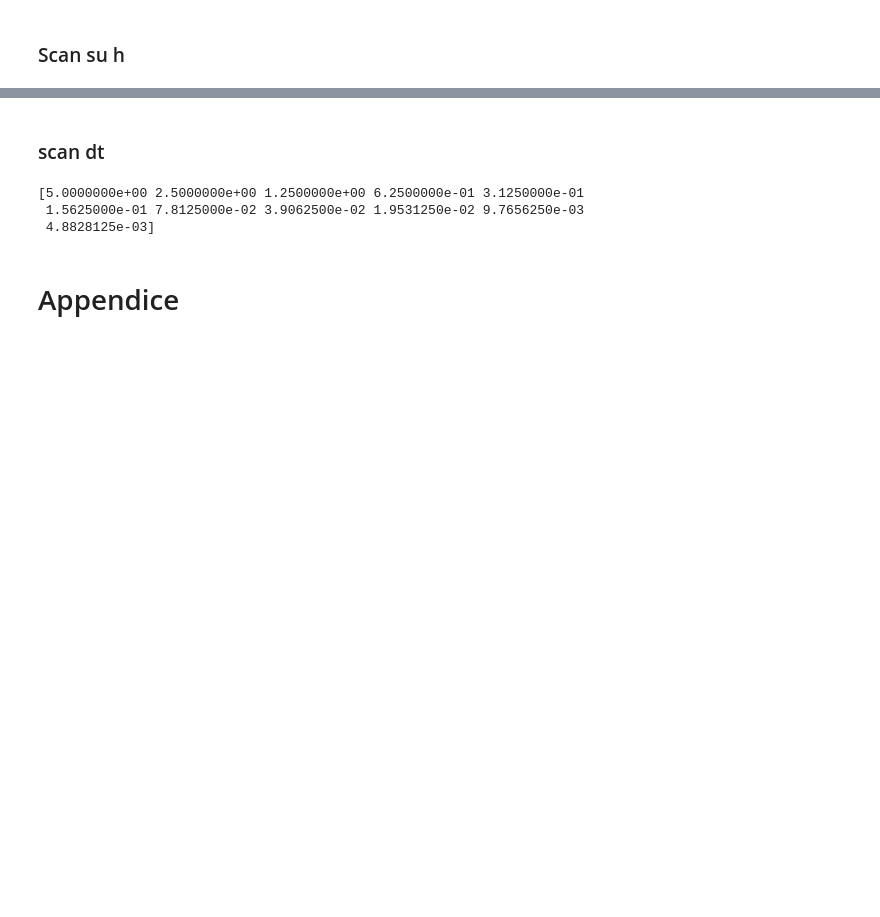
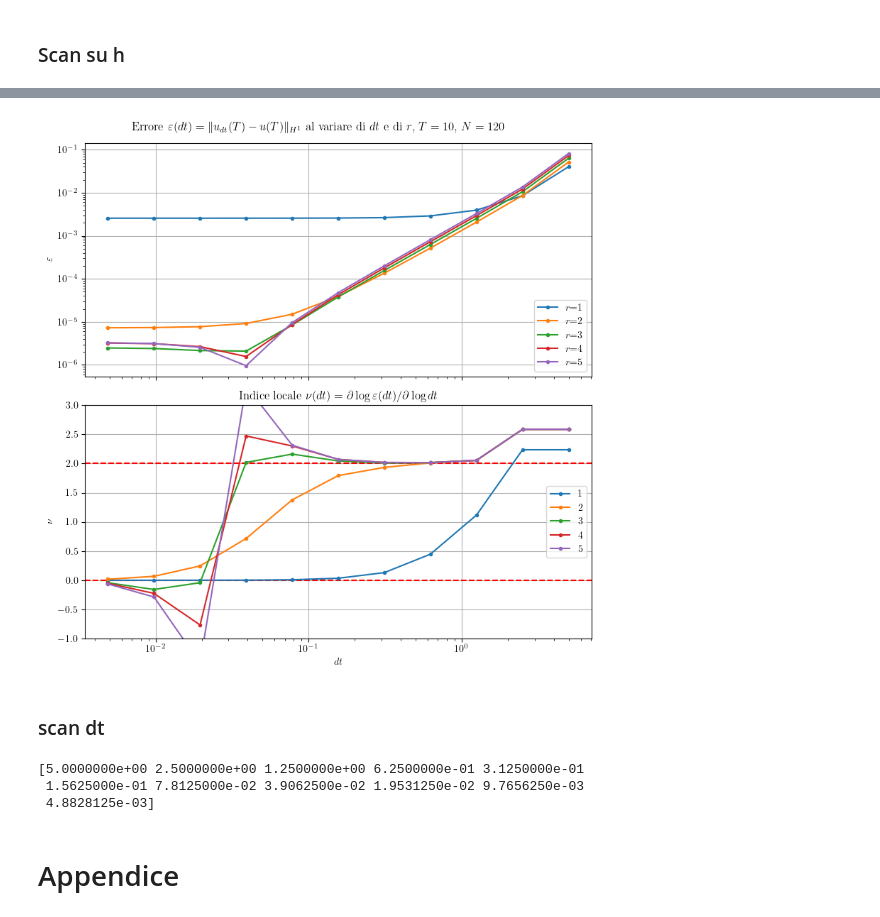
Before and after one commit to danivolo/astrodiscfe, a Jupyter notebook: main.ipynb, the cells around one changed output, grey strips where cells are left out. Drawn from its saved outputs; the diff is of its cells as text; code cells hidden in the pictures; blank space fills up the shorter version.

```diff
--- a/main.ipynb
+++ b/main.ipynb
@@ -839,3 +917,88 @@ ndof=3
+# %%
+figfolder = f"graphics/scan/dt11spaziale0"
+Path(figfolder).mkdir(parents=True,exist_ok=True)
+picklefile = f"{figfolder}/curve.pkl"
+
+with open(picklefile,"rb") as f:
+    readout = pickle.load(f)
+
+ndofs = [res["ndof"] for res in readout]
+alpha = readout[0]["alpha"]
+T = readout[0]["T"]
+a, b = 10, 100
+N = 120
+h = (b-a)/N
+eps = (b-a)/50
+mu = (b+a)/2
+f0 = lambda x: nicekernel(x,mu,eps)
+
+include_err0 = 1
+include_err1 = 0
+
+errs_ndofs = []
+for i in range(len(readout)):
+    errs = []
+    us = readout[i]["us"]
+    Ys = readout[i]["Ys"]
+    dus = readout[i]["dus"]
+    dYs = readout[i]["dYs"]
+    for j in tqdm(range(len(us))):
+        u = us[j]
+        X = np.linspace(a,b,len(us))
+        Y = Ys[j]
+        du = dus[j]
+        dY = dYs[j]
+        err = np.sqrt(h*np.sum(include_err0*(u-Y)**2+include_err1*(du-dY)**2))
+        errs.append(err)
+    errs = np.array(errs)
+    readout[i]["errs"] = errs
+errfile = f"{figfolder}/err.pkl"
+
+with open(errfile,"wb") as f:
+    pickle.dump(readout,f)
+
+fig, (ax, axd) = plt.subplots(2,sharex=True,figsize=(8,8))
+axd.axhline(2,ls="--",color="r")
+axd.axhline(0,ls="--",color="r")
+def powerlaw_baseline(x,nu,A,base):
+    return A*x**nu + base
+def powerlaw(x,nu,A):
+    return A*x**nu
+
+for i in range(len(readout)):
+    if i==1 or True:
+        errs = readout[i]["errs"]
+        dts = T/2**np.arange(1,12)[:len(errs)]
+        Xspl = np.log10(dts)[::-1]
+        Yspl = np.log10(errs)[::-1]
+        spl = make_splrep(Xspl,Yspl,k=1,s=0)
+        dspl = spl.derivative(1)
+        axd.plot(10**Xspl,dspl(Xspl),'.-',label=f"{readout[i]["ndof"]}")
+
+        axd.set_ylim(-1,3)
+        # popt, _ = curve_fit(powerlaw,dts[:4],errs[:4]-errs[-1])
+        # popt, _ = curve_fit(powerlaw_baseline,dts,errs,p0=[2,1e-3,1e-5])
+        ax.plot(dts,errs,'.-',label=f"$r$={readout[i]["ndof"]}")
+        # ax.plot(10**Xfit,10**Yfit)
+        # ax.plot(10**Xfit,10**line(Xfit,*popt),'--r',label=f"Ndof={readout[i]["ndof"]},m={popt[0]:0.2f}")
+        # ax.plot(dts,powerlaw(dts,*popt)+errs[-1],'--r',label=f"Ndof={readout[i]["ndof"]},m={popt[0]:0.2f}")
+fig.suptitle("Errore $\\varepsilon(dt) = \\|{u_{dt}(T)-u(T)}\\|_{H^1}$ al variare di $dt$ e di $r$, $T=10$, $N=120$")
+ax.set_xscale("log")
+ax.set_yscale("log")
+axd.set_xscale("log")
+axd.set_xlabel("$dt$")
+axd.set_ylabel("$\\nu$")
+ax.set_ylabel("$\\varepsilon$")
+axd.set_title("Indice locale $\\nu(dt) = \\partial\\log \\varepsilon(dt)/\\partial\\log dt$")
+axd.grid()
+ax.grid()
+ax.legend()
+axd.legend()
+plt.tight_layout()
+plt.show()
+fig.savefig("graphics/temporale-bootstrap-dx1.png")
+# %% [output]
+[figure, added]
 # %% [markdown]
 ### scan dt
 # %%
```
Also changed, not shown: parts of 11 cells of this notebook, 3 other files.
